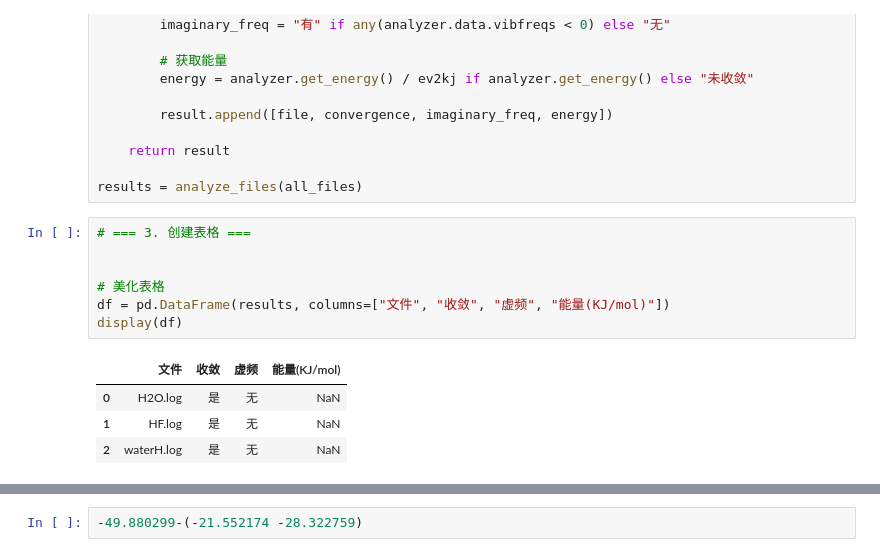
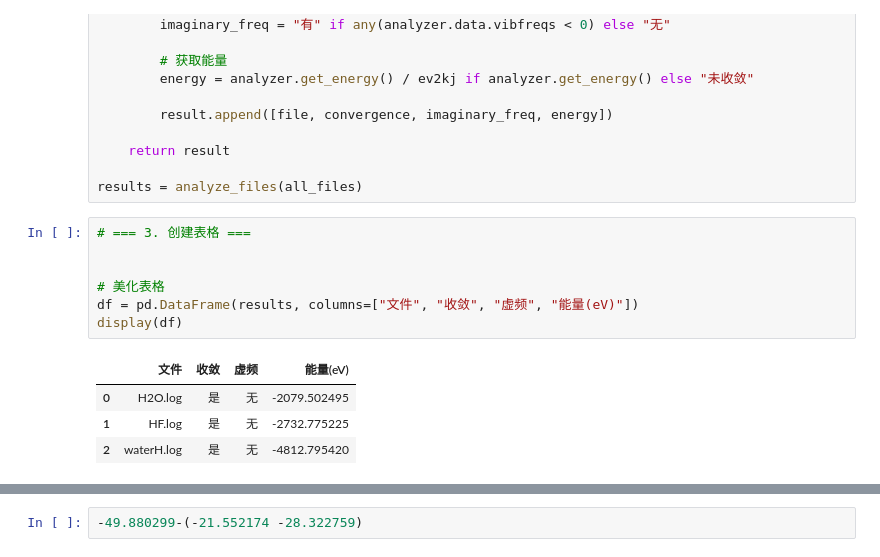
Before and after one commit to wxyhgk/qc-chem, a Jupyter notebook: cclib测试.ipynb, the cells around one changed output, grey strips where cells are left out. Saved outputs shown, nothing was run; the diff lists cells and outputs as text.

```diff
--- a/cclib测试.ipynb
+++ b/cclib测试.ipynb
@@ -261,15 +261,15 @@ results = analyze_files(all_files)
 # %%
 # === 3. 创建表格 ===
 
 
 # 美化表格
-df = pd.DataFrame(results, columns=["文件", "收敛", "虚频", "能量(KJ/mol)"])
+df = pd.DataFrame(results, columns=["文件", "收敛", "虚频", "能量(eV)"])
 display(df)
 # %% [output]
-|  | 文件 | 收敛 | 虚频 | 能量(KJ/mol) |
-| 0 | H2O.log | 是 | 无 | NaN |
-| 1 | HF.log | 是 | 无 | NaN |
-| 2 | waterH.log | 是 | 无 | NaN |
+|  | 文件 | 收敛 | 虚频 | 能量(eV) |
+| 0 | H2O.log | 是 | 无 | -2079.502495 |
+| 1 | HF.log | 是 | 无 | -2732.775225 |
+| 2 | waterH.log | 是 | 无 | -4812.795420 |
 # %%
 import cclib
 import pandas as pd
```
Also changed, not shown: parts of 2 cells of this notebook.
